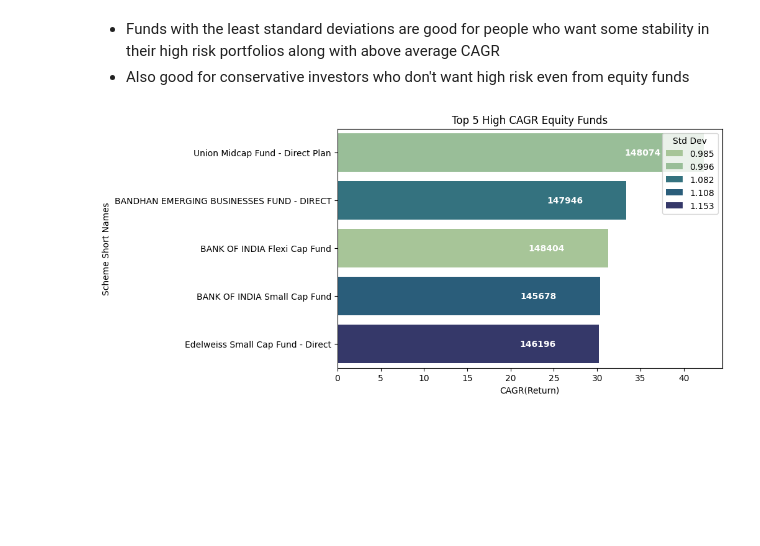
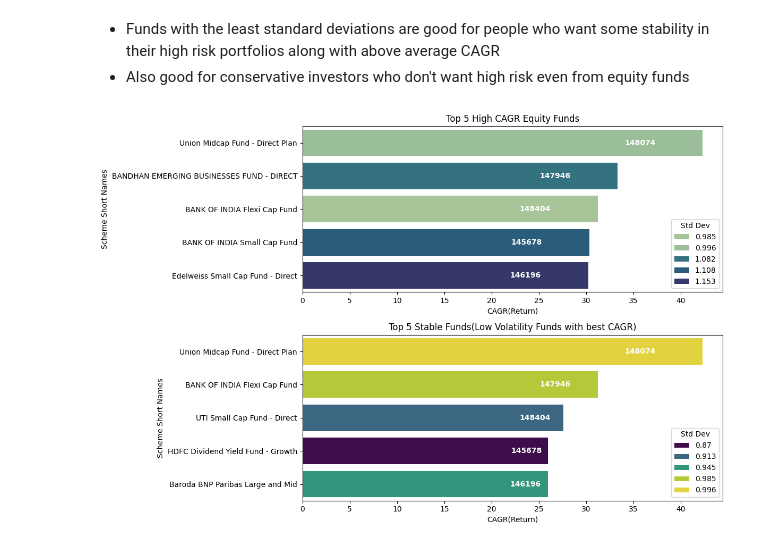
Before and after one commit to Arib-Mustafa/Mutual_Funds_DA_Project, a Jupyter notebook: 2_Equity_funds.ipynb, the cells around one changed output. Drawn from its saved outputs; the diff is of its cells as text; code cells hidden in the pictures; blank space fills up the shorter version.

```diff
--- a/2_Equity_funds.ipynb
+++ b/2_Equity_funds.ipynb
@@ -41,11 +57,9 @@ The above Equity Funds are high return funds suitable for different types of inv
 # %%
 # Let's Analyse the relation of different terms in Equity Schemes with visualizations
 # Risk Vs Return Scatterplot (Standard Deviation VS CAGR) of Equity Schemes
-df_equity = df_schemes[df_schemes['Scheme_Category'].str.contains("Equity",na=False)]
-df_equity = df_equity.dropna()
-sns.scatterplot(data=df_equity,x='std_dev',y='CAGR',size='Sharpe_annual',hue='Sharpe_annual',palette='viridis')
-plt.axhline(df_equity['CAGR'].mean(), linestyle='solid', color='gray', label="Avg CAGR")
-plt.axvline(df_equity['std_dev'].mean(), linestyle='dashed', color='gray', label="Avg Std Dev")
+sns.scatterplot(data=df_plot,x='std_dev',y='CAGR',size='Sharpe_annual',hue='Sharpe_annual',palette='viridis')
+plt.axhline(df_plot['CAGR'].mean(), linestyle='solid', color='gray', label="Avg CAGR")
+plt.axvline(df_plot['std_dev'].mean(), linestyle='dashed', color='gray', label="Avg Std Dev")
 plt.xlabel("Standard Deviation (Risk)")
 plt.ylabel("CAGR (Return)")
 plt.title("Risk vs Return: Equity Funds")
@@ -59,9 +73,8 @@ plt.show()
 # %%
 # Histogram for Analysing returns of Equity Schemes and volatility
 fig,ax = plt.subplots(1,2,figsize=(12,5))
-df_equity = df_schemes[df_schemes['Scheme_Category'].str.contains('Equity',case=False,na=False)]
-sns.histplot(data=df_equity['CAGR'],bins=20,kde=True,color='blue',ax=ax[0])
-sns.histplot(data=df_equity['std_dev'],bins=20,kde=True,color='blue',ax=ax[1])
+sns.histplot(data=df_plot['CAGR'],bins=20,kde=True,color='blue',ax=ax[0])
+sns.histplot(data=df_plot['std_dev'],bins=20,kde=True,color='blue',ax=ax[1])
 # Formatting SubPlot 1
 ax[0].set_title("CAGR Distribution of Equity Schemes",fontsize=12,fontweight='bold')
 ax[0].set_xlabel('CAGR (Return)',fontsize=10)
@@ -97,23 +100,48 @@ plt.show()
 # %%
 # Plotting the best performing equity funds:
+fig,ax=plt.subplots(2,1,figsize=(12,8))
 df_top_equity_funds['short_name'] = df_top_equity_funds['Scheme_Name'].apply(lambda x: " ".join(x.split()[:6])).copy()
-plt.figure(figsize=(8,5))
-sns.barplot(data=df_top_equity_funds.nlargest(5,"CAGR"),x='CAGR',y='short_name',hue='std_dev',palette='crest')
-plt.xlabel('CAGR(Return)')
-plt.ylabel('Scheme Short Names')
+sns.barplot(data=df_top_equity_funds.nlargest(5,"CAGR"),x='CAGR',y='short_name',hue='std_dev',palette='crest',ax=ax[0])
+ax[0].set_xlabel('CAGR(Return)')
+ax[0].set_ylabel('Scheme Short Names')
 for index, row in enumerate(df_top_equity_funds.nlargest(5, "CAGR").itertuples()):
-    plt.text(
+    ax[0].text(
         row.CAGR - 5,  # Adjust position to be inside
         index,
         row.Scheme_Code,
         ha="right",
         va="center",
         fontsize=10,
         color="white",
         fontweight="bold"
     )
-plt.title("Top 5 High CAGR Equity Funds")
-plt.legend(title="Std Dev", loc="upper right")
+ax[0].set_title("Top 5 High CAGR Equity Funds")
+ax[0].legend(title="Std Dev", loc="lower right")
+# Plot 2:
+# Low Volatility Funds for conservative investors who don't want high risk from equity funds:
+low_volatility_funds = df_equity[df_equity['Volatility_Level'].str.contains('Low') == True]
+# In these funds filtering out the funds with below average returns:
+low_volatility_funds = low_volatility_funds[low_volatility_funds['CAGR'] > low_volatility_funds['CAGR'].mean()].sort_values(by='CAGR',ascending=False)
+low_volatility_funds = low_volatility_funds.drop_duplicates(subset=['Fund_House','Scheme_Type','Scheme_Category','active_years'])
+low_volatility_funds['short_name'] = low_volatility_funds['Scheme_Name'].apply(lambda x: " ".join(x.split()[:6])).copy()
+
+sns.barplot(data=low_volatility_funds.nlargest(5,'CAGR'),x='CAGR',y='short_name',hue='std_dev',palette='viridis',ax=ax[1])
+ax[1].set_xlabel('CAGR(Return)')
+ax[1].set_ylabel('Scheme Short Names')
+for index, row in enumerate(df_top_equity_funds.nlargest(5, "CAGR").itertuples()):
+    ax[1].text(
+        row.CAGR - 5,  # Adjust position to be inside
+        index,
+        row.Scheme_Code,
+        ha="right",
+        va="center",
+        fontsize=10,
+        color="white",
+        fontweight="bold"
+    )
+ax[1].set_title("Top 5 Stable Funds(Low Volatility Funds with best CAGR)")
+ax[1].legend(title="Std Dev", loc="lower right")
+fig.tight_layout()
 plt.show()
 # %% [output]
-[figure, old version]
+[figure, new version]
```
Also changed, not shown: parts of 7 cells of this notebook, 3 other files.
